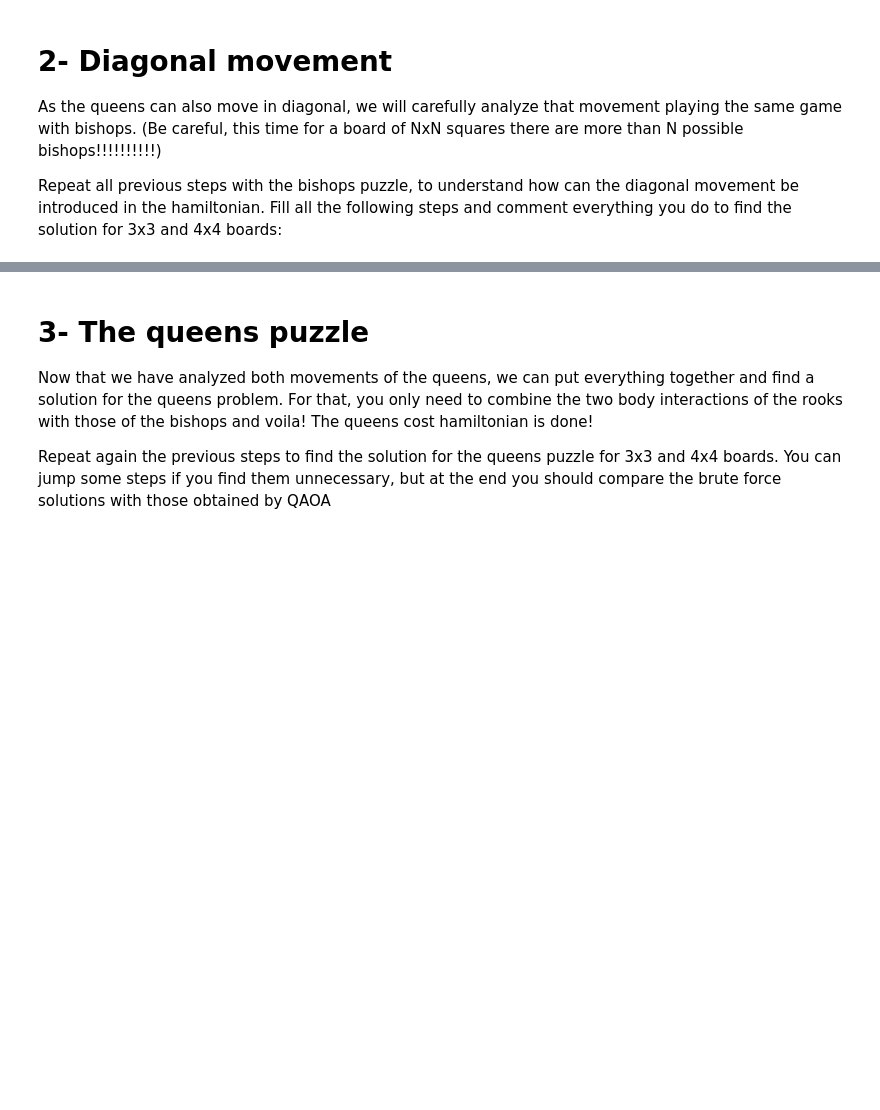
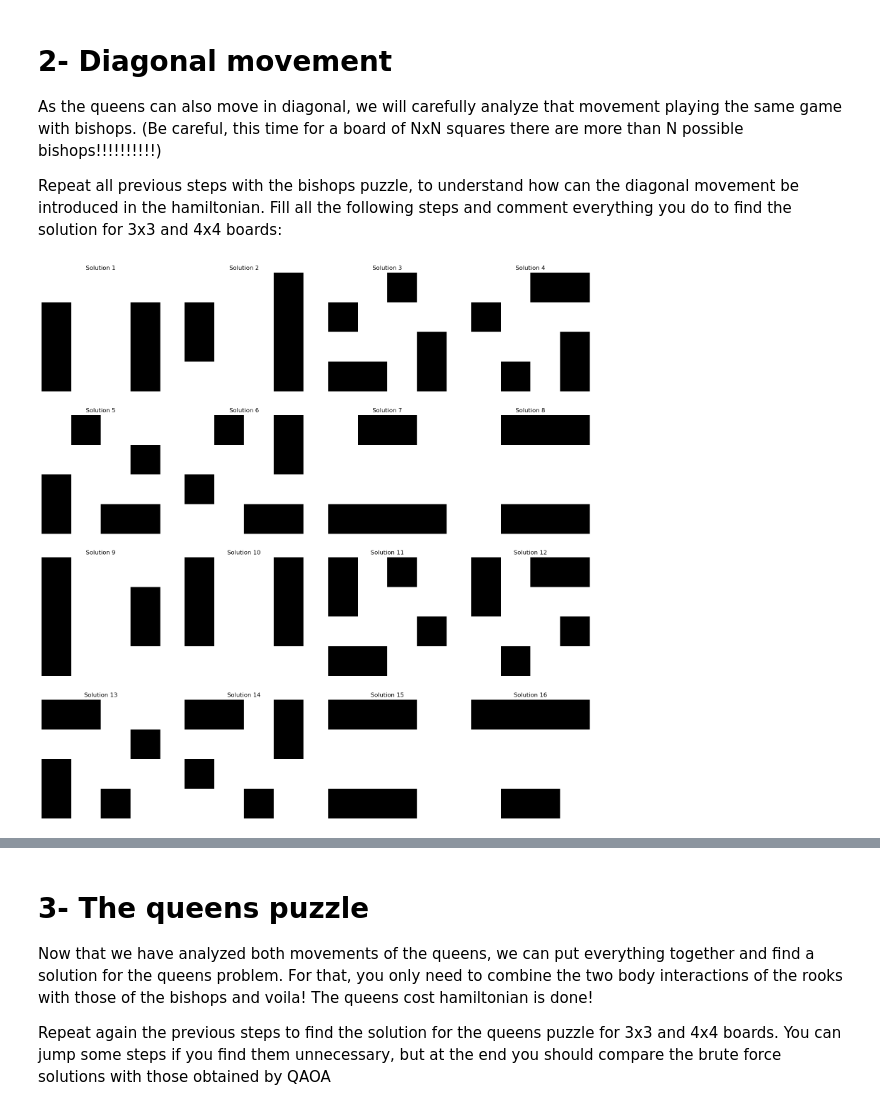
Before and after one commit to pau-torrente/fall-fest-24, a Jupyter notebook: notebooks/challenges/Quantum_NQueens_solver/ChessChallenge.ipynb, the cells around one changed output, grey strips where cells are left out. Cells and saved outputs as stored; diff of their text form; code cells hidden in the pictures; blank space fills up the shorter version.

Commit message:
Brute force bishops and bishop coefficients

```diff
--- a/notebooks/challenges/Quantum_NQueens_solver/ChessChallenge.ipynb
+++ b/notebooks/challenges/Quantum_NQueens_solver/ChessChallenge.ipynb
@@ -555,0 +552,47 @@ Repeat all previous steps with the bishops puzzle, to understand how can the dia
+# %%
+# Create the brute force function to find the solutions of the bishop puzzle
+from itertools import product
+
+def generate_valid_matrices(N):
+    def has_no_diagonal_conflicts(matrix):
+        primary_diagonal = set()
+        secondary_diagonal = set()
+
+        for i in range(N):
+            for j in range(N):
+                if matrix[i, j] == 1:
+                    if (i - j) in primary_diagonal or (i + j) in secondary_diagonal:
+                        return False
+                    primary_diagonal.add(i - j)
+                    secondary_diagonal.add(i + j)
+
+        return True
+
+    can_basis = []
+    for i in range(N):
+        vect = np.zeros(N)
+        vect[i] = 1
+        can_basis.append(vect)
+
+    combinations = []
+    for i in range(2**N):
+        binary = format(i, f'0{N}b')
+        v = np.zeros(N)
+        for j in range(N):
+            v += int(binary[j]) * can_basis[j]
+        combinations.append(v)
+
+    valid_matrices = []
+    for rows in product(combinations, repeat=N):
+        matrix = np.array(rows)
+        if has_no_diagonal_conflicts(matrix) and np.sum(matrix) == 2 * N - 2:
+            valid_matrices.append(matrix)
+
+    return valid_matrices
+# %%
+# Ejemplo de uso
+N = 4
+valid_matrices = generate_valid_matrices(N)
+plot_solutions(valid_matrices, N)
+# %% [output]
+[figure, added]
```
Also changed, not shown: parts of 5 cells of this notebook.
